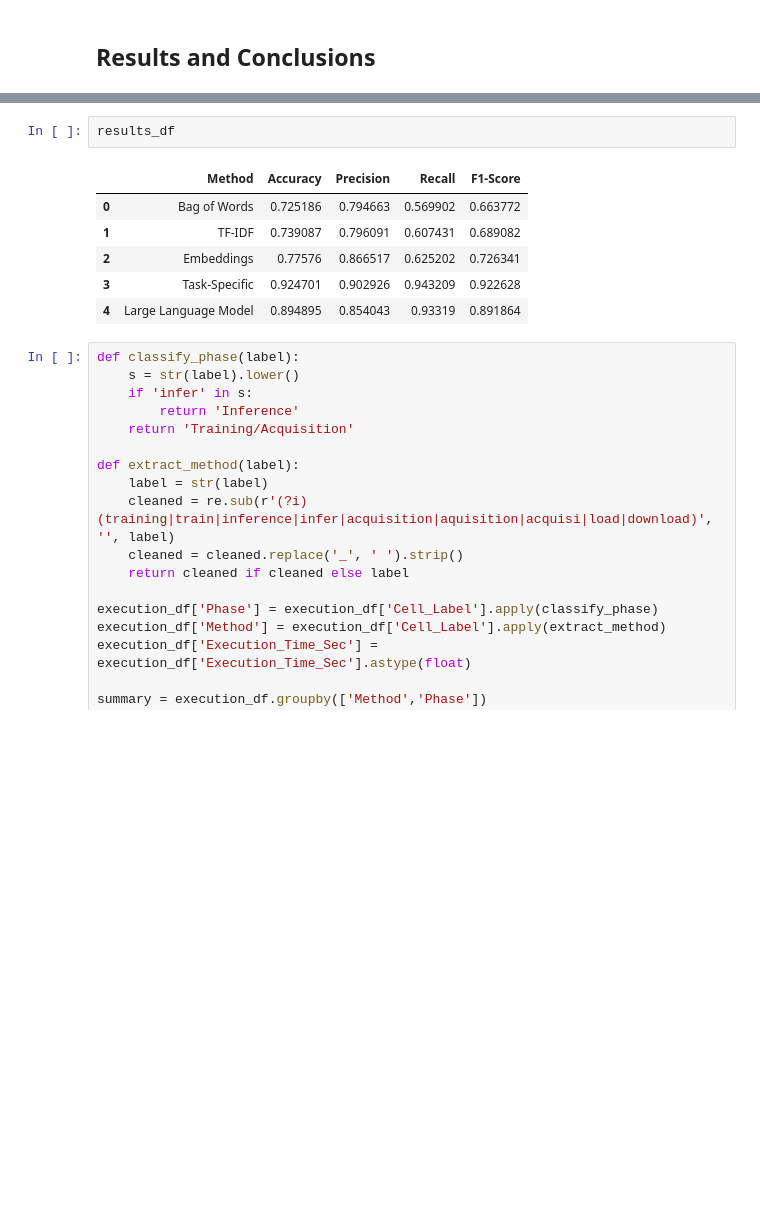
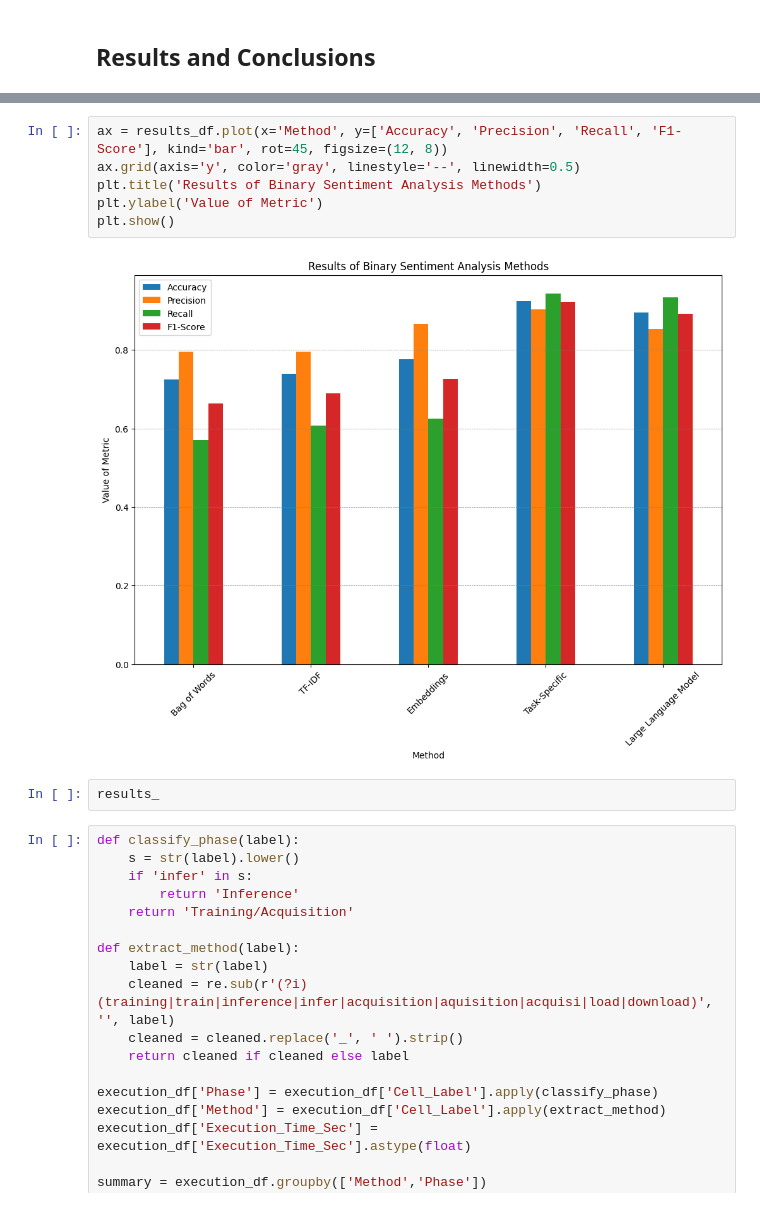
Before and after one commit to danield2255/topic-classification-methods-experiment, a Jupyter notebook: binary_sentiment_analysis_experiment.ipynb, the cells around one changed output, grey strips where cells are left out. Cells and saved outputs as stored; diff of their text form; blank space fills up the shorter version.

Commit message:
reporting and results visuals

```diff
--- a/binary_sentiment_analysis_experiment.ipynb
+++ b/binary_sentiment_analysis_experiment.ipynb
@@ -468,12 +477,13 @@ execution_df
 # %%
-results_df
+ax = results_df.plot(x='Method', y=['Accuracy', 'Precision', 'Recall', 'F1-Score'], kind='bar', rot=45, figsize=(12, 8))
+ax.grid(axis='y', color='gray', linestyle='--', linewidth=0.5)
+plt.title('Results of Binary Sentiment Analysis Methods')
+plt.ylabel('Value of Metric')
+plt.show()
 # %% [output]
-|  | Method | Accuracy | Precision | Recall | F1-Score |
-| 0 | Bag of Words | 0.725186 | 0.794663 | 0.569902 | 0.663772 |
-| 1 | TF-IDF | 0.739087 | 0.796091 | 0.607431 | 0.689082 |
-| 2 | Embeddings | 0.77576 | 0.866517 | 0.625202 | 0.726341 |
-| 3 | Task-Specific | 0.924701 | 0.902926 | 0.943209 | 0.922628 |
-| 4 | Large Language Model | 0.894895 | 0.854043 | 0.93319 | 0.891864 |
+[figure, added]
+# %%
+results_
 # %%
 def classify_phase(label):
     s = str(label).lower()
```
Also changed, not shown: parts of 1 cell of this notebook, 1 other file.
